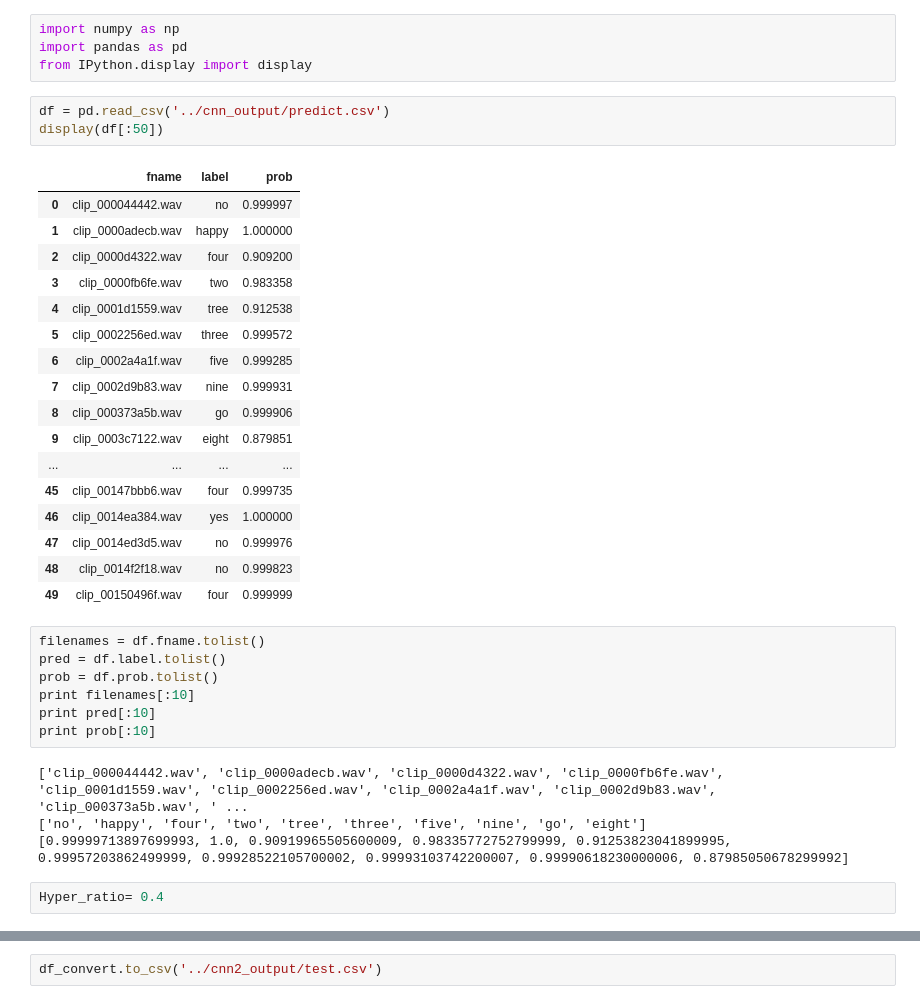
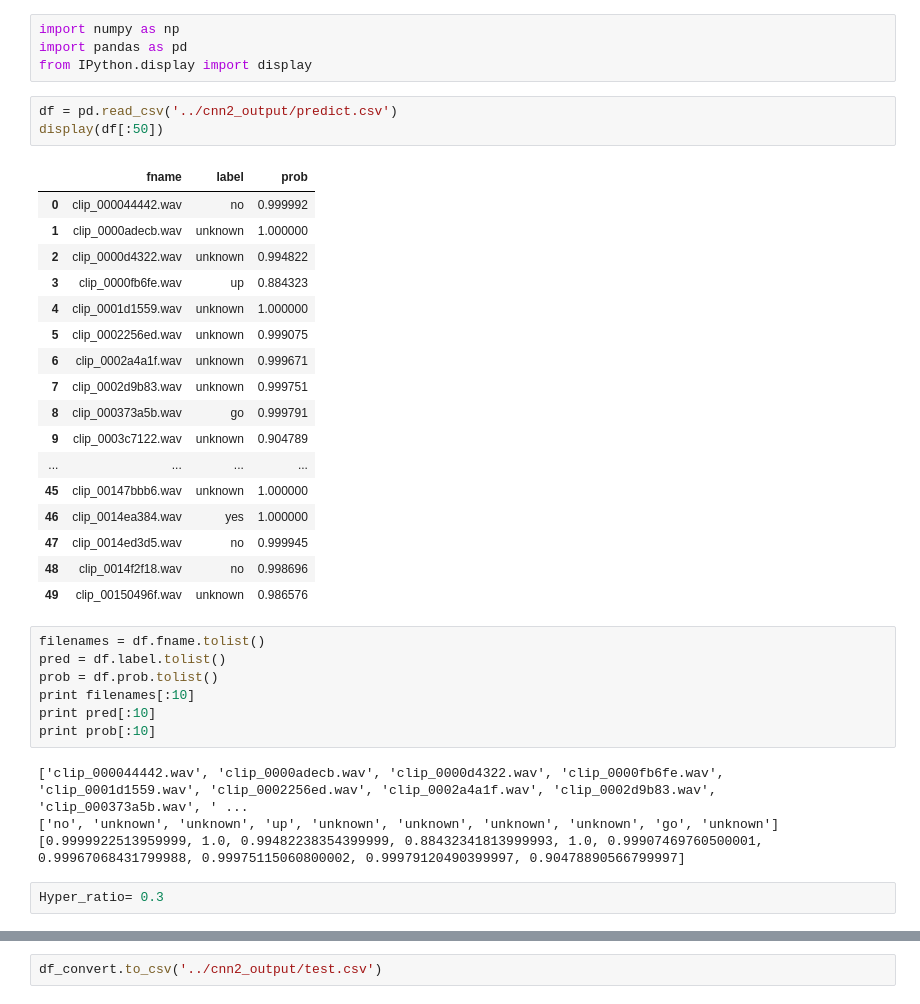
Before and after one commit to PKUGoodSpeed/Kaggle-TensorFlowSpeechRecognition, a Jupyter notebook: pkugoodspeed/notebooks/pp.ipynb, the cells around one changed output, grey strips where cells are left out. Cells and saved outputs as stored; diff of their text form.

```diff
--- a/pkugoodspeed/notebooks/pp.ipynb
+++ b/pkugoodspeed/notebooks/pp.ipynb
@@ -3,26 +3,26 @@ import numpy as np
 import pandas as pd
 from IPython.display import display
 # %%
-df = pd.read_csv('../cnn_output/predict.csv')
+df = pd.read_csv('../cnn2_output/predict.csv')
 display(df[:50])
 # %% [output]
 |  | fname | label | prob |
-| 0 | clip_000044442.wav | no | 0.999997 |
-| 1 | clip_0000adecb.wav | happy | 1.000000 |
-| 2 | clip_0000d4322.wav | four | 0.909200 |
-| 3 | clip_0000fb6fe.wav | two | 0.983358 |
-| 4 | clip_0001d1559.wav | tree | 0.912538 |
-| 5 | clip_0002256ed.wav | three | 0.999572 |
-| 6 | clip_0002a4a1f.wav | five | 0.999285 |
-| 7 | clip_0002d9b83.wav | nine | 0.999931 |
-| 8 | clip_000373a5b.wav | go | 0.999906 |
-| 9 | clip_0003c7122.wav | eight | 0.879851 |
+| 0 | clip_000044442.wav | no | 0.999992 |
+| 1 | clip_0000adecb.wav | unknown | 1.000000 |
+| 2 | clip_0000d4322.wav | unknown | 0.994822 |
+| 3 | clip_0000fb6fe.wav | up | 0.884323 |
+| 4 | clip_0001d1559.wav | unknown | 1.000000 |
+| 5 | clip_0002256ed.wav | unknown | 0.999075 |
+| 6 | clip_0002a4a1f.wav | unknown | 0.999671 |
+| 7 | clip_0002d9b83.wav | unknown | 0.999751 |
+| 8 | clip_000373a5b.wav | go | 0.999791 |
+| 9 | clip_0003c7122.wav | unknown | 0.904789 |
 | ... | ... | ... | ... |
-| 45 | clip_00147bbb6.wav | four | 0.999735 |
+| 45 | clip_00147bbb6.wav | unknown | 1.000000 |
 | 46 | clip_0014ea384.wav | yes | 1.000000 |
-| 47 | clip_0014ed3d5.wav | no | 0.999976 |
-| 48 | clip_0014f2f18.wav | no | 0.999823 |
-| 49 | clip_00150496f.wav | four | 0.999999 |
+| 47 | clip_0014ed3d5.wav | no | 0.999945 |
+| 48 | clip_0014f2f18.wav | no | 0.998696 |
+| 49 | clip_00150496f.wav | unknown | 0.986576 |
 # %%
 filenames = df.fname.tolist()
 pred = df.label.tolist()
@@ -32,10 +32,10 @@ print pred[:10]
 print prob[:10]
 # %% [output]
 ['clip_000044442.wav', 'clip_0000adecb.wav', 'clip_0000d4322.wav', 'clip_0000fb6fe.wav', 'clip_0001d1559.wav', 'clip_0002256ed.wav', 'clip_0002a4a1f.wav', 'clip_0002d9b83.wav', 'clip_000373a5b.wav', ' ...
-['no', 'happy', 'four', 'two', 'tree', 'three', 'five', 'nine', 'go', 'eight']
-[0.99999713897699993, 1.0, 0.90919965505600009, 0.98335772752799999, 0.91253823041899995, 0.99957203862499999, 0.99928522105700002, 0.99993103742200007, 0.99990618230000006, 0.87985050678299992]
+['no', 'unknown', 'unknown', 'up', 'unknown', 'unknown', 'unknown', 'unknown', 'go', 'unknown']
+[0.9999922513959999, 1.0, 0.99482238354399999, 0.88432341813999993, 1.0, 0.99907469760500001, 0.99967068431799988, 0.99975115060800002, 0.99979120490399997, 0.90478890566799997]
 # %%
-Hyper_ratio= 0.4
+Hyper_ratio= 0.3
 # %%
 dic = {'fname':[], 'label':[]}
 for i in range(len(filenames)):
```
Also changed, not shown: parts of 1 cell of this notebook, 57 other files.
